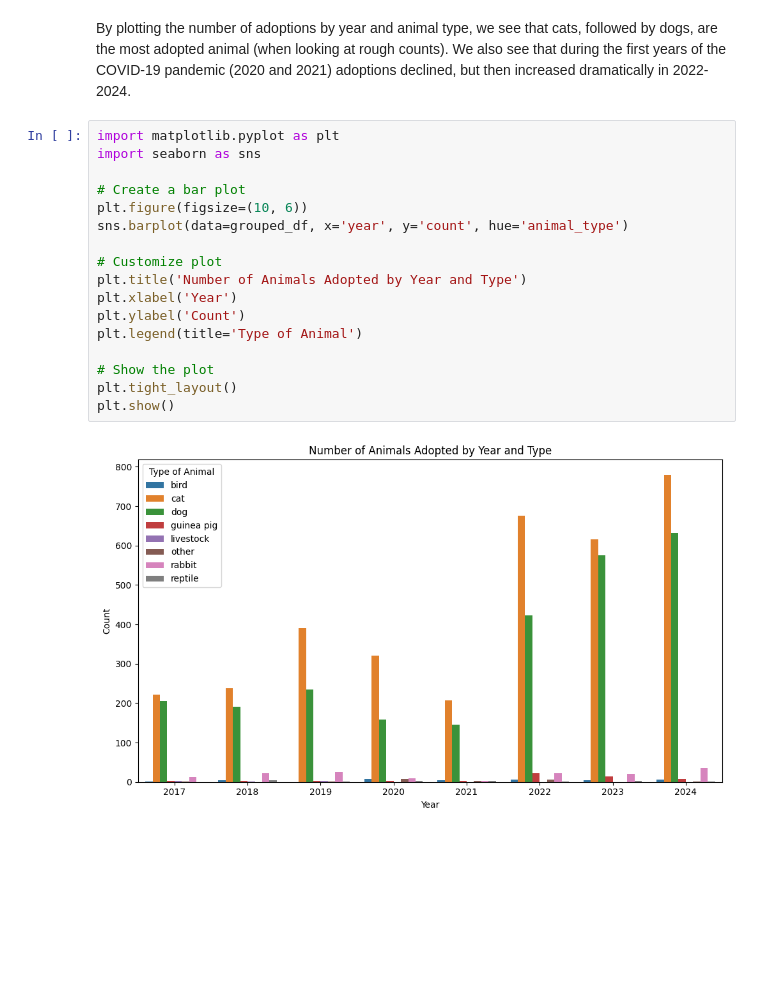
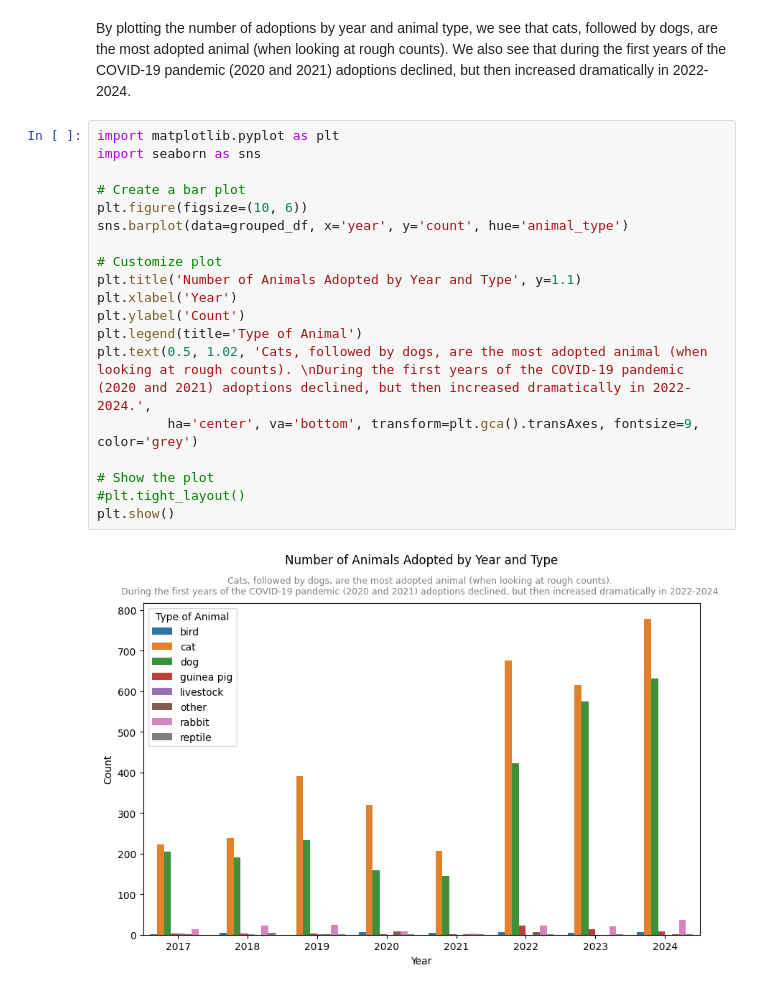
Before and after one commit to kylieainslie/pydy-tuesday, a Jupyter notebook: pt_2025-03-04.ipynb, the cells around one changed output. Drawn from its saved outputs; the diff is of its cells as text; blank space fills up the shorter version.

Commit message:
plot adjustments

```diff
--- a/pt_2025-03-04.ipynb
+++ b/pt_2025-03-04.ipynb
@@ -103,19 +103,21 @@ By plotting the number of adoptions by year and animal type, we see that cats, f
 # %%
 import matplotlib.pyplot as plt
 import seaborn as sns
 
 # Create a bar plot
 plt.figure(figsize=(10, 6))
 sns.barplot(data=grouped_df, x='year', y='count', hue='animal_type')
 
 # Customize plot
-plt.title('Number of Animals Adopted by Year and Type')
+plt.title('Number of Animals Adopted by Year and Type', y=1.1)
 plt.xlabel('Year')
 plt.ylabel('Count')
 plt.legend(title='Type of Animal')
+plt.text(0.5, 1.02, 'Cats, followed by dogs, are the most adopted animal (when looking at rough counts). \nDuring the first years of the COVID-19 pandemic (2020 and 2021) adoptions declined, but then increased dramatically in 2022-2024.',
+         ha='center', va='bottom', transform=plt.gca().transAxes, fontsize=9, color='grey')
 
 # Show the plot
-plt.tight_layout()
+#plt.tight_layout()
 plt.show()
 # %% [output]
-[figure, old version]
+[figure, new version]
```
Also changed, not shown: parts of 1 cell of this notebook.
